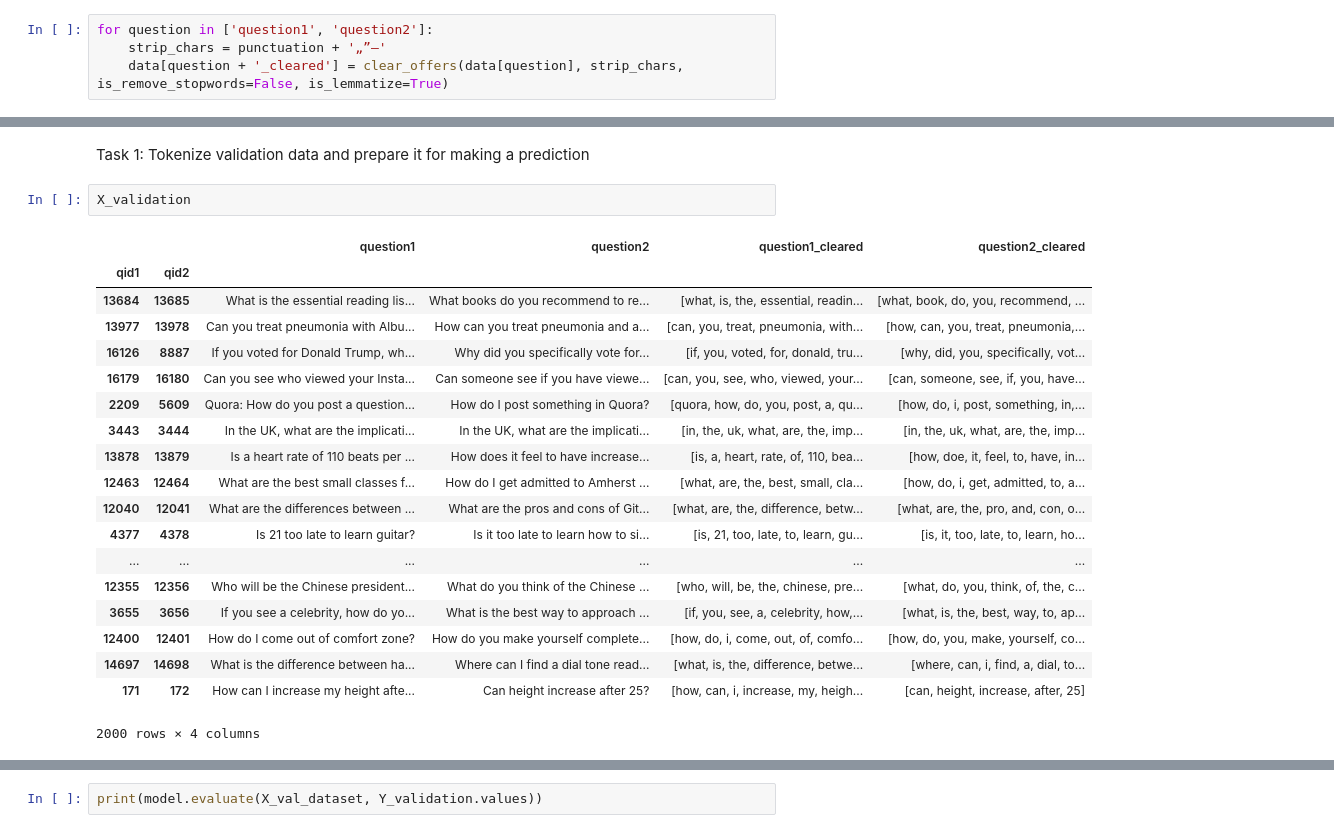
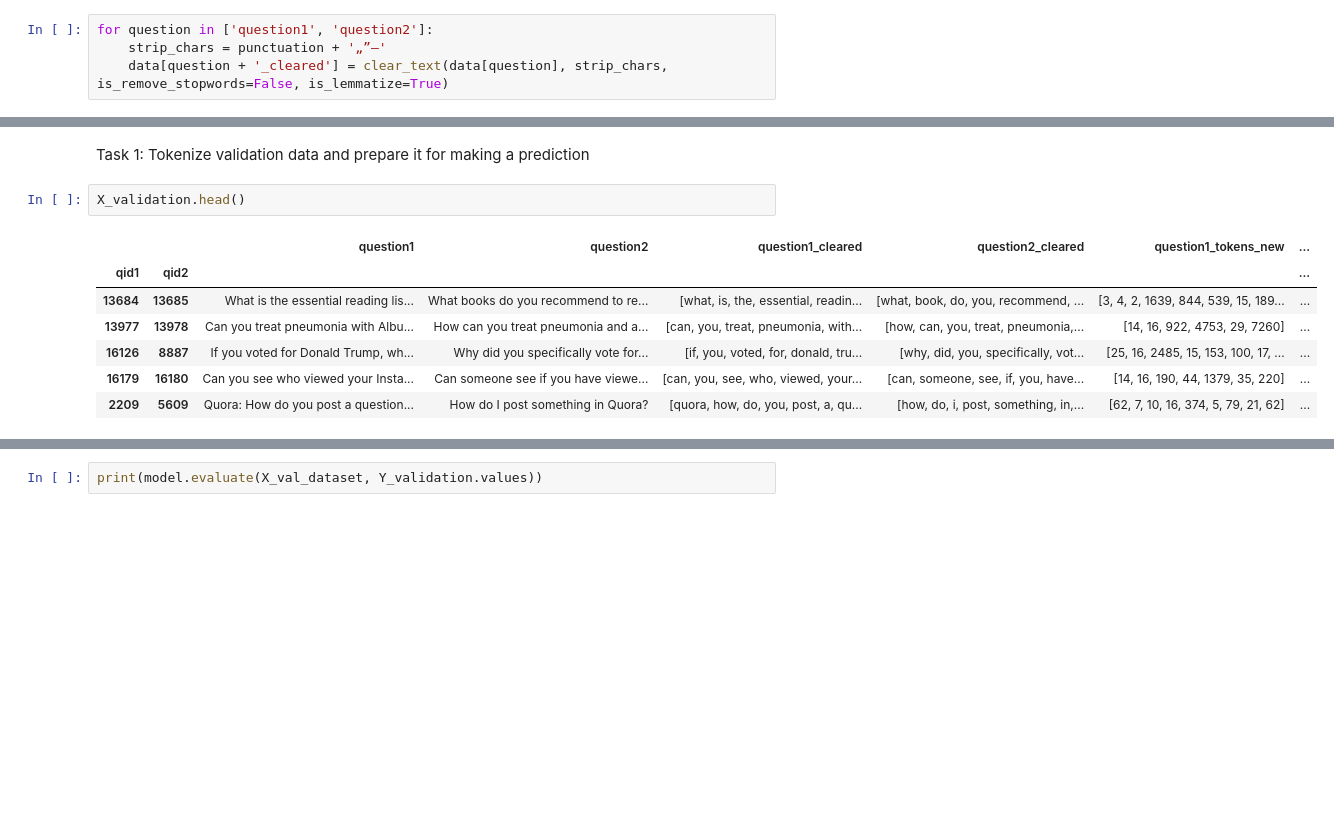
Before and after one commit to Kasia23/nlp_workshops, a Jupyter notebook: Modul3 [siamese].ipynb, the cells around one changed output, grey strips where cells are left out. Cells and saved outputs as stored; diff of their text form; blank space fills up the shorter version.

```diff
--- a/Modul3 [siamese].ipynb
+++ b/Modul3 [siamese].ipynb
@@ -76,7 +81,7 @@ Opisac funkcję
 # %%
 for question in ['question1', 'question2']:
     strip_chars = punctuation + '„”–'
-    data[question + '_cleared'] = clear_offers(data[question], strip_chars, is_remove_stopwords=False, is_lemmatize=True)
+    data[question + '_cleared'] = clear_text(data[question], strip_chars, is_remove_stopwords=False, is_lemmatize=True)
 # %% [output]
 2019-04-10 15:50:34.461892 Oczyszczenie danych - SUKCES
 2019-04-10 15:50:38.236430 Lemmatyzacja - SUKCES
@@ -233,24 +240,12 @@ X_validation = X_validation.drop(["question1_tokens","question2_tokens"], axis=1
 # %% [markdown]
 Task 1: Tokenize validation data and prepare it for making a prediction
 # %%
-X_validation
+X_validation.head()
 # %% [output]
-|  |  | question1 | question2 | question1_cleared | question2_cleared |
-| qid1 | qid2 |  |  |  |  |
-| 13684 | 13685 | What is the essential reading lis... | What books do you recommend to re... | [what, is, the, essential, readin... | [what, book, do, you, recommend, ... |
-| 13977 | 13978 | Can you treat pneumonia with Albu... | How can you treat pneumonia and a... | [can, you, treat, pneumonia, with... | [how, can, you, treat, pneumonia,... |
-| 16126 | 8887 | If you voted for Donald Trump, wh... | Why did you specifically vote for... | [if, you, voted, for, donald, tru... | [why, did, you, specifically, vot... |
-| 16179 | 16180 | Can you see who viewed your Insta... | Can someone see if you have viewe... | [can, you, see, who, viewed, your... | [can, someone, see, if, you, have... |
-| 2209 | 5609 | Quora: How do you post a question... | How do I post something in Quora? | [quora, how, do, you, post, a, qu... | [how, do, i, post, something, in,... |
-| 3443 | 3444 | In the UK, what are the implicati... | In the UK, what are the implicati... | [in, the, uk, what, are, the, imp... | [in, the, uk, what, are, the, imp... |
-| 13878 | 13879 | Is a heart rate of 110 beats per ... | How does it feel to have increase... | [is, a, heart, rate, of, 110, bea... | [how, doe, it, feel, to, have, in... |
-| 12463 | 12464 | What are the best small classes f... | How do I get admitted to Amherst ... | [what, are, the, best, small, cla... | [how, do, i, get, admitted, to, a... |
-| 12040 | 12041 | What are the differences between ... | What are the pros and cons of Git... | [what, are, the, difference, betw... | [what, are, the, pro, and, con, o... |
-| 4377 | 4378 | Is 21 too late to learn guitar? | Is it too late to learn how to si... | [is, 21, too, late, to, learn, gu... | [is, it, too, late, to, learn, ho... |
-| ... | ... | ... | ... | ... | ... |
-| 12355 | 12356 | Who will be the Chinese president... | What do you think of the Chinese ... | [who, will, be, the, chinese, pre... | [what, do, you, think, of, the, c... |
-| 3655 | 3656 | If you see a celebrity, how do yo... | What is the best way to approach ... | [if, you, see, a, celebrity, how,... | [what, is, the, best, way, to, ap... |
-| 12400 | 12401 | How do I come out of comfort zone? | How do you make yourself complete... | [how, do, i, come, out, of, comfo... | [how, do, you, make, yourself, co... |
-| 14697 | 14698 | What is the difference between ha... | Where can I find a dial tone read... | [what, is, the, difference, betwe... | [where, can, i, find, a, dial, to... |
-| 171 | 172 | How can I increase my height afte... | Can height increase after 25? | [how, can, i, increase, my, heigh... | [can, height, increase, after, 25] |
+|  |  | question1 | question2 | question1_cleared | question2_cleared | question1_tokens_new | ... |
+| qid1 | qid2 |  |  |  |  |  | ... |
+| 13684 | 13685 | What is the essential reading lis... | What books do you recommend to re... | [what, is, the, essential, readin... | [what, book, do, you, recommend, ... | [3, 4, 2, 1639, 844, 539, 15, 189... | ... |
+| 13977 | 13978 | Can you treat pneumonia with Albu... | How can you treat pneumonia and a... | [can, you, treat, pneumonia, with... | [how, can, you, treat, pneumonia,... | [14, 16, 922, 4753, 29, 7260] | ... |
+| 16126 | 8887 | If you voted for Donald Trump, wh... | Why did you specifically vote for... | [if, you, voted, for, donald, tru... | [why, did, you, specifically, vot... | [25, 16, 2485, 15, 153, 100, 17, ... | ... |
+| 16179 | 16180 | Can you see who viewed your Insta... | Can someone see if you have viewe... | [can, you, see, who, viewed, your... | [can, someone, see, if, you, have... | [14, 16, 190, 44, 1379, 35, 220] | ... |
+| 2209 | 5609 | Quora: How do you post a question... | How do I post something in Quora? | [quora, how, do, you, post, a, qu... | [how, do, i, post, something, in,... | [62, 7, 10, 16, 374, 5, 79, 21, 62] | ... |
-2000 rows × 4 columns
```
Also changed, not shown: parts of 25 cells of this notebook, 1 other file.
